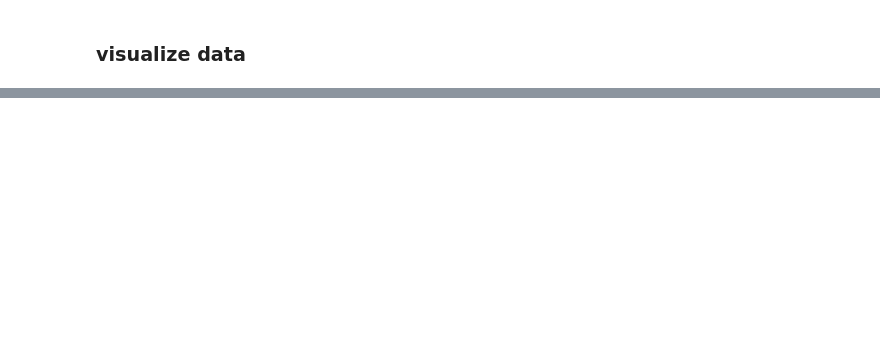
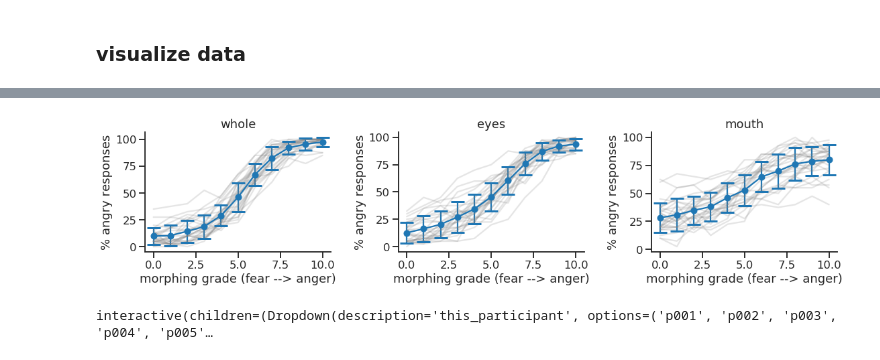
Before and after one commit to mwegrzyn/abbildungenWS1819, a Jupyter notebook: notebooks/face_project.ipynb, the cells around one changed output, grey strips where cells are left out. Cells and saved outputs as stored; diff of their text form; code cells hidden in the pictures; blank space fills up the shorter version.

```diff
--- a/notebooks/face_project.ipynb
+++ b/notebooks/face_project.ipynb
@@ -29,0 +28,3 @@ df =
+# %%
+df = pd.read_csv(csv_file,index_col=[0],header=[0,1])
+df
@@ -32,2 +75,5 @@ df =
 # %% [markdown]
 ### transform data
+# %%
+aggregate_df = df.aggregate(['mean','std']).stack(0).T
+aggregate_df
@@ -35,0 +126,40 @@ df =
+# %%
+sns.set_context('talk')
+# %%
+plt.figure(figsize=(16, 4))
+
+subplot_num = 1
+for condition in ['whole','eyes','mouth']:
+
+    ax = plt.subplot(1,3,subplot_num)
+
+    condition_mean = aggregate_df.loc[:, ('mean', condition)]
+    condition_std = aggregate_df.loc[:, ('std', condition)]
+
+    this_df = df.loc[:,condition]
+    for participant in this_df.index:
+        ax.plot(np.arange(0, 11, 1),this_df.loc[participant,:],color='grey',alpha=0.2)
+
+    ax.errorbar(
+            np.arange(0, 11, 1),
+            condition_mean,
+            yerr=condition_std,
+            marker='o',
+            label=condition,
+            capsize=10,
+            capthick=3
+            )
+
+    sns.despine()
+    #plt.legend(loc='best')
+    ax.set_title(condition)
+
+    ax.set_ylabel('% angry responses')
+    ax.set_xlabel('morphing grade (fear --> anger)')
+
+    subplot_num += 1
+
+plt.tight_layout()
+plt.show()
+# %% [output]
+[figure, added]
@@ -35,0 +211,4 @@ df =
+# %%
+interact(interactive_plot, this_participant=df.index);
+# %% [output]
+interactive(children=(Dropdown(description='this_participant', options=('p001', 'p002', 'p003', 'p004', 'p005'…
```
Also changed, not shown: parts of 8 cells of this notebook.
